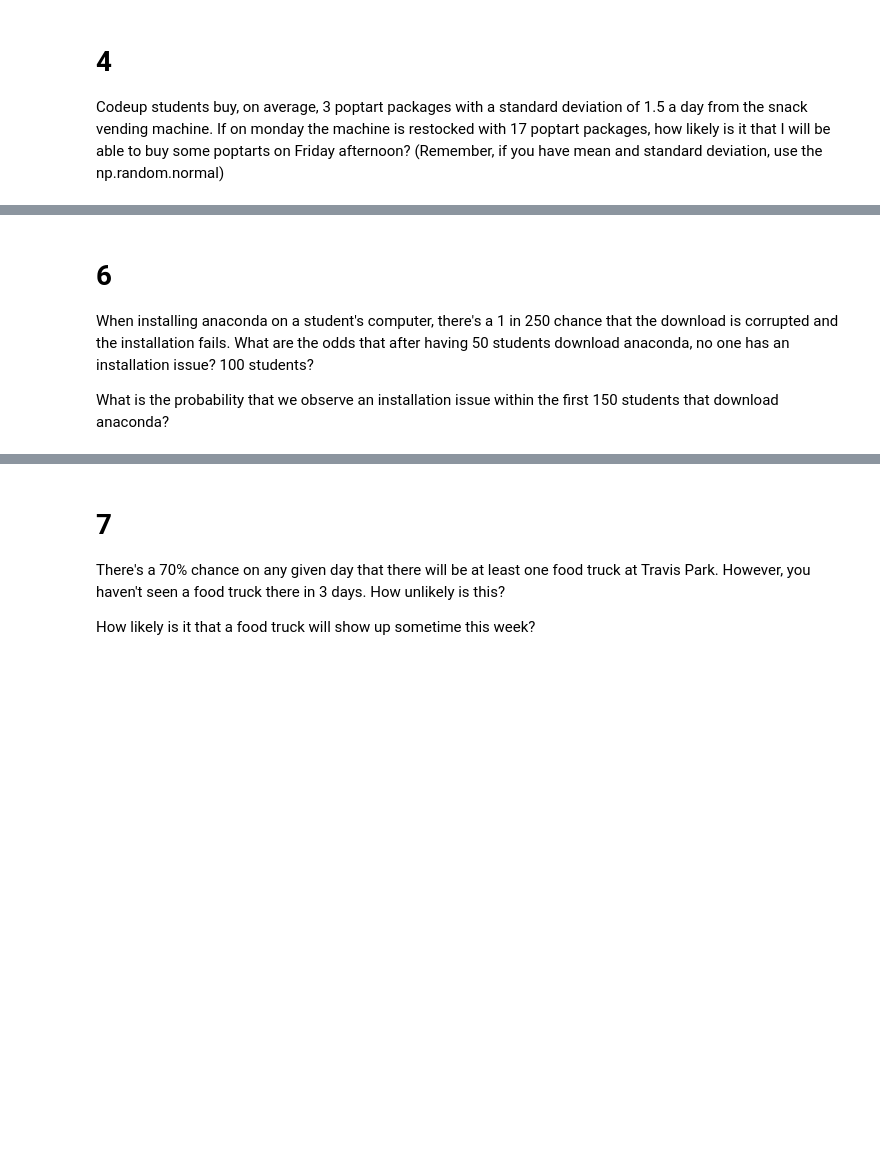
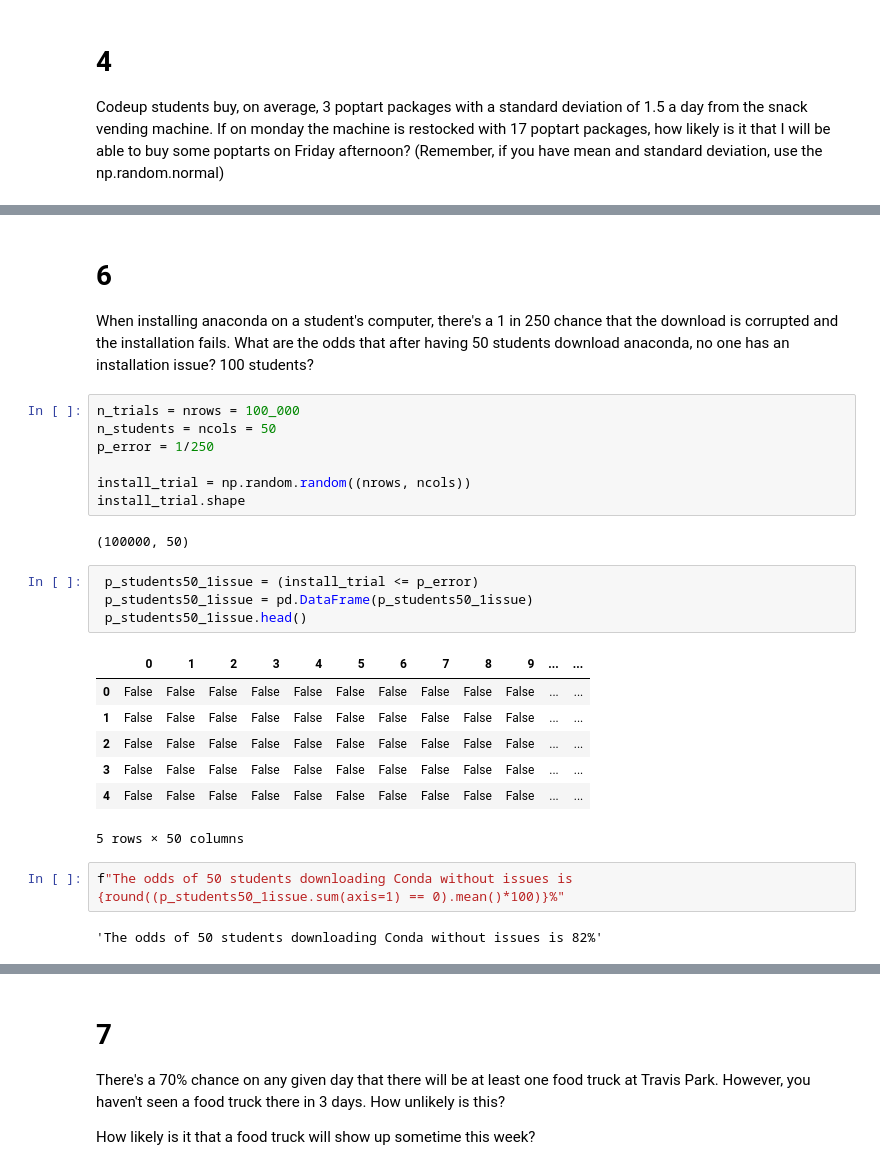
Before and after one commit to VelasquezAlejandro044/statistics-exercises, a Jupyter notebook: simulation.ipynb, the cells around one changed output, grey strips where cells are left out. Cells and saved outputs as stored; diff of their text form; blank space fills up the shorter version.

```diff
--- a/simulation.ipynb
+++ b/simulation.ipynb
@@ -123,5 +225,28 @@ Codeup students buy, on average, 3 poptart packages with a standard deviation of
 # %% [markdown]
 # 6
 When installing anaconda on a student's computer, there's a 1 in 250 chance that the download is corrupted and the installation fails. What are the odds that after having 50 students download anaconda, no one has an installation issue? 100 students?
-
-What is the probability that we observe an installation issue within the first 150 students that download anaconda?
+# %%
+n_trials = nrows = 100_000
+n_students = ncols = 50
+p_error = 1/250
+
+install_trial = np.random.random((nrows, ncols))
+install_trial.shape
+# %% [output]
+(100000, 50)
+# %%
+ p_students50_1issue = (install_trial <= p_error)
+ p_students50_1issue = pd.DataFrame(p_students50_1issue)
+ p_students50_1issue.head()
+# %% [output]
+|  | 0 | 1 | 2 | 3 | 4 | 5 | 6 | 7 | 8 | 9 | ... | ... |
+| 0 | False | False | False | False | False | False | False | False | False | False | ... | ... |
+| 1 | False | False | False | False | False | False | False | False | False | False | ... | ... |
+| 2 | False | False | False | False | False | False | False | False | False | False | ... | ... |
+| 3 | False | False | False | False | False | False | False | False | False | False | ... | ... |
+| 4 | False | False | False | False | False | False | False | False | False | False | ... | ... |
+5 rows × 50 columns
+# %%
+f"The odds of 50 students downloading Conda without issues is {round((p_students50_1issue.sum(axis=1) == 0).mean()*100)}%"
+# %% [output]
+'The odds of 50 students downloading Conda without issues is 82%'
```
Also changed, not shown: parts of 26 cells of this notebook.
